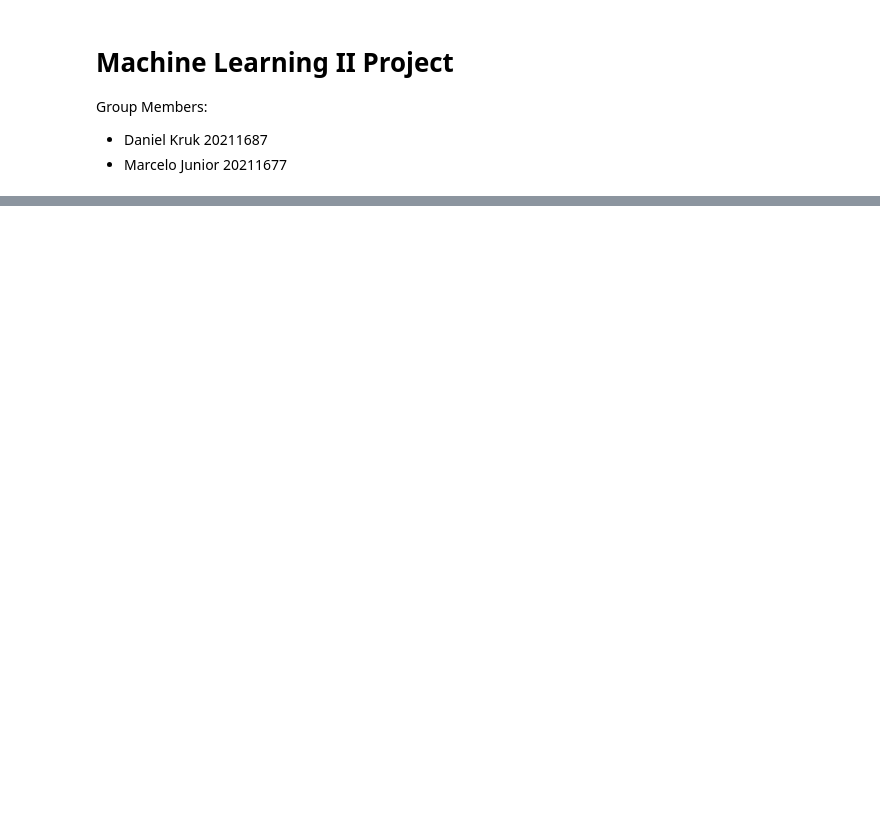
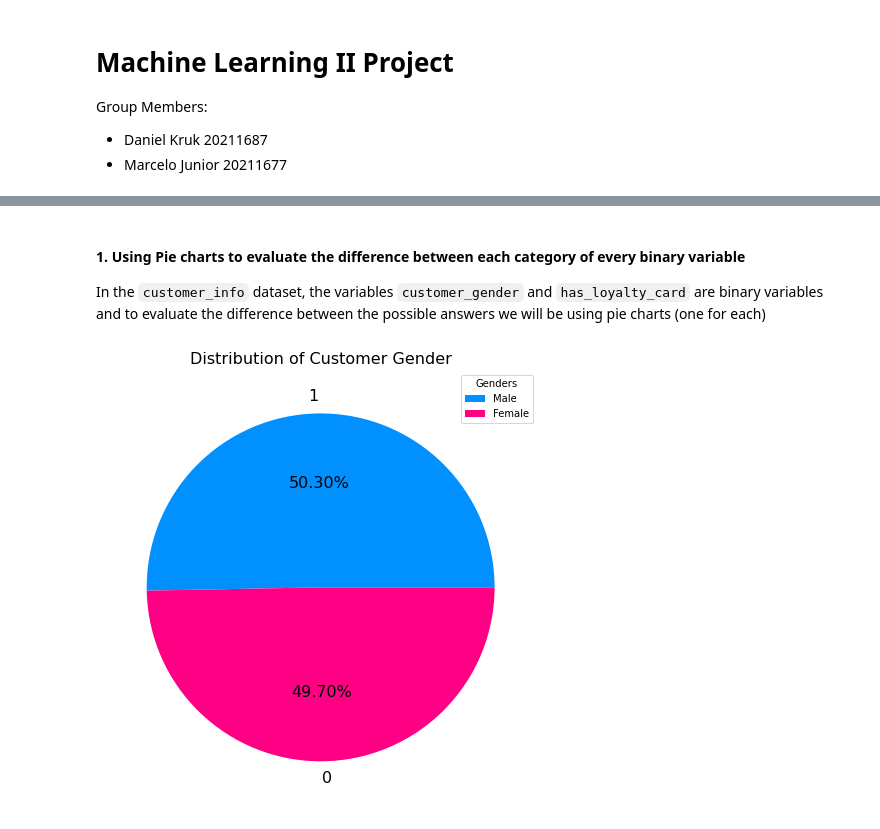
Before and after one commit to MarceloJ18/KeizerKrukis, a Jupyter notebook: proj_code_nb.ipynb, the cells around one changed output, grey strips where cells are left out. Drawn from its saved outputs; the diff is of its cells as text; code cells hidden in the pictures; blank space fills up the shorter version.

```diff
--- a/proj_code_nb.ipynb
+++ b/proj_code_nb.ipynb
@@ -467,0 +23,13 @@ customer_info.to_csv(path + 'Customer Info PPC.csv', index= False)
+# %%
+#Dataset Importation
+path = "C:\\Users\\HP\\OneDrive\\Documents\\College Bizzness\\2nd Semester - 2nd Year\\Machine Learning II\\Practical Project Data\\KeizerKrukis\\Project Data\\"
+
+
+#Customer Info CSV
+customer_info = pd.read_csv(path + "Customer Info PPC.csv")
+
+#Customer Basket CSV
+customer_basket = pd.read_csv(path + "Customer Basket Dataset.csv")
+
+#Product Mapping Excel File
+product_mapping = pd.read_excel(path + "Product Mapping Excel File.xlsx")
@@ -467,0 +161,29 @@ customer_info.to_csv(path + 'Customer Info PPC.csv', index= False)
+# %%
+'''
+Firstly we are going to redefine the parameter which regards
+the size of every graphic that is going to be displayed throughout this document
+'''
+rcParams['figure.figsize'] = 15, 8
+# %% [markdown]
+#### 1. Using Pie charts to evaluate the difference between each category of every binary variable
+In the `customer_info` dataset, the variables `customer_gender` and `has_loyalty_card` are binary variables and to evaluate the difference between the possible answers we will be using pie charts (one for each)
+# %%
+customer_info['customer_gender'].value_counts().plot(
+    kind= 'pie',
+    autopct = '%1.2f%%',
+    colors = ['#0090FF', '#FF0084'],
+    textprops = {'fontsize' : 16}
+    )
+
+plt.legend(title = "Genders",
+           labels=['Male' if x == 1 else
+                   'Female' for x in customer_info['customer_gender'].value_counts().index],
+           loc = "upper right"
+           )
+
+plt.title("Distribution of Customer Gender", fontsize = "16")
+plt.ylabel("")
+
+plt.show()
+# %% [output]
+[figure, added]
```
Also changed, not shown: parts of 60 cells of this notebook.
